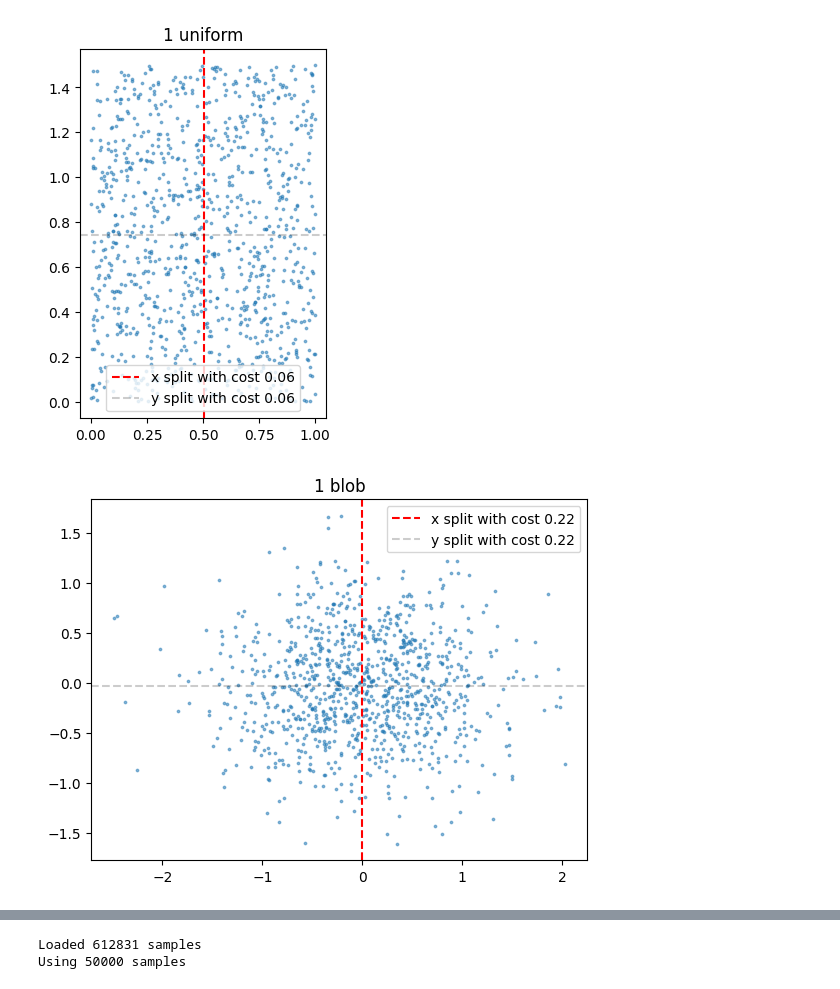
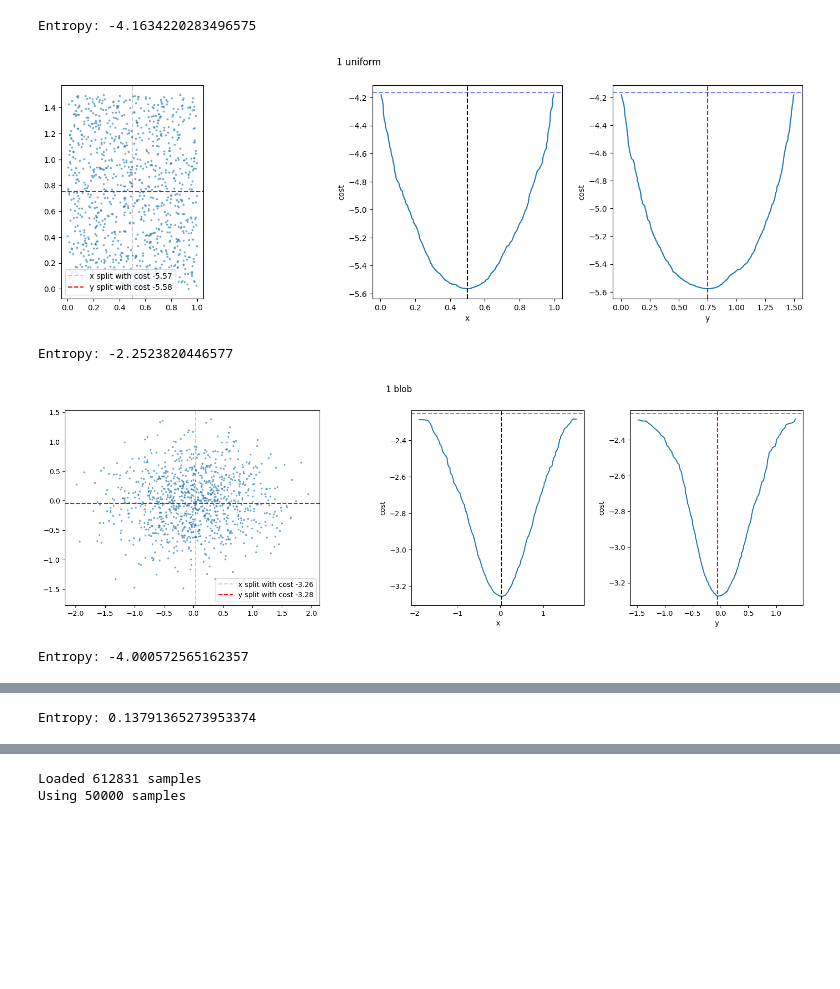
Before and after one commit to JamesZFS/thesis_experiments, a Jupyter notebook: vs.ipynb, the cells around one changed output, grey strips where cells are left out. Cells and saved outputs as stored; diff of their text form; code cells hidden in the pictures; blank space fills up the shorter version.

```diff
--- a/vs.ipynb
+++ b/vs.ipynb
@@ -47,13 +61,21 @@ import numpy as np
 import matplotlib.pyplot as plt
 import os
 # %%
-epsilon = 1e-3
+epsilon = 1e-5
 
 def noisy(data, noise_std=0.01):
     return data + np.random.normal(0, noise_std, data.shape)
 
 def sort_by_dim(data, dim):
     return data[np.argsort(data[:,dim])]
+
+def second_min(a):
+    return np.min(np.delete(a, np.argmin(a)))
+
+def clamp_up(matrix, eps):
+    y = np.copy(matrix)
+    np.fill_diagonal(y, np.maximum(np.diagonal(y), eps))
+    return y
 # %%
 # Variance-based
 def child_cost(data):
@@ -279,8 +328,9 @@ def cost_curve_all(data, gamma=1, min_samples_per_side=2):
 # %%
 # 2D experiments
 
+k = 0.2
 num_samples = 1000
-# np.random.seed(42)
+# np.random.seed(43)
 dataset = [
     ('1 uniform', [
         np.random.uniform((0, 0), (1, 1.5), size=(num_samples, 2)),
@@ -292,45 +342,81 @@ dataset = [
         np.random.normal((0, 0), (0.3, 0.3), size=(num_samples * 4 // 10, 2)),
         np.random.normal((1, 0), (0.2, 0.2), size=(num_samples * 6 // 10, 2)),
     ]),
     ('3 blobs', [
         np.random.normal((0, 0), (0.3, 0.3), size=(num_samples * 4 // 10, 2)),
         np.random.normal((5, 1), (0.2, 0.2), size=(num_samples * 1 // 10, 2)),
         np.random.normal((0.5, 1.5), (0.2, 0.2), size=(num_samples * 5 // 10, 2)),
     ]),
+    ('5 blobs', [
+        np.random.normal((10-2, 0), (0.2, 0.2), size=(num_samples // 5, 2)),
+        np.random.normal((10-1, 0), (0.1, 0.1), size=(num_samples // 5, 2)),
+        np.random.normal((10+0, 0), (0.05, 0.05), size=(num_samples // 5, 2)),
+        np.random.normal((10+1, 0), (0.1, 0.1), size=(num_samples // 5, 2)),
+        np.random.normal((10+2, 0), (0.2, 0.2), size=(num_samples // 5, 2)),
+    ]),
     ('L shape', [
         noisy(np.linspace((0, 0), (0, 1), num_samples * 1 // 2)),
         noisy(np.linspace((0, 0), (1, 0), num_samples * 1 // 2)),
     ]),
     ('L shape, unbalanced', [
         noisy(np.linspace((0, 0), (0, 1), num_samples * 1 // 3)),
         noisy(np.linspace((0, 0), (1, 0), num_samples * 2 // 3)),
     ]),
     ('U shape', [
         noisy(np.linspace((0, 0), (0, 1), num_samples * 1 // 3)),
         noisy(np.linspace((0, 0), (1, 0), num_samples * 1 // 3)),
         noisy(np.linspace((1, 0), (1, 1), num_samples * 1 // 3)),
     ])
 ]
 
+kwargs = {
+    'gamma': 1,
+}
+
 for name, groups in dataset:
     X = np.concatenate(groups)
+    entropy = np.log(np.maximum(np.linalg.det(np.cov(X, rowvar=False, ddof=1)), epsilon))
+    print("Entropy:", entropy)
 
-    splits, costs = variance_scan_all(X, gamma=1)  # TODO can adjust gamma and min_samples_per_side
-    best_dim = np.argmin(costs)
+    split_curves, cost_curves = cost_curve_all(X, **kwargs)
+    costs = cost_curves.min(axis=1)
+    splits = np.array([split_curves[i, cost_curves[i].argmin()] for i in range(2)])
+    # splits, costs = variance_scan_all(X, **kwargs)
+    min_cost = min(costs)
+    second_min_cost = second_min(costs)
+    if min_cost < k * second_min_cost:
+        best_dim = np.argmin(costs)  # use the argmin if the best cost is significantly lower than the second best
+    else:
+        best_dim = np.argmax(np.var(X, axis=0, ddof=1))  # use the dimension with the highest variance otherwise
 
-    plt.figure()
+    fig, (axSamples, axCurveX, axCurveY) = plt.subplots(1, 3, figsize=(20, 5), width_ratios=[2, 1, 1])
     for group in groups:
-        plt.scatter(group[:, 0], group[:, 1], alpha=0.5, s=3)
-    if best_dim == 0:
-        plt.axvline(splits[0], color='r', linestyle='--', label=f'x split with cost {costs[0]:.2f}')
-        plt.axhline(splits[1], color='k', linestyle='--', label=f'y split with cost {costs[1]:.2f}', alpha=0.2)
-    else:
-        plt.axvline(splits[0], color='k', linestyle='--', label=f'x split with cost {costs[0]:.2f}', alpha=0.2)
-        plt.axhline(splits[1], color='r', linestyle='--', label=f'y split with cost {costs[1]:.2f}')
-    plt.gca().set_aspect(1)
-    plt.legend()
-    plt.title(name)
+        axSamples.scatter(group[:, 0], group[:, 1], alpha=0.5, s=3)
+    dim_colors = ['k', 'k']
+    dim_colors[best_dim] = 'r'
+    axSamples.axvline(splits[0], color=dim_colors[0], linestyle='--', label=f'x split with cost {costs[0]:.2f}', alpha=1 if best_dim == 0 else 0.2)
+    axSamples.axhline(splits[1], color=dim_colors[1], linestyle='--', label=f'y split with cost {costs[1]:.2f}', alpha=1 if best_dim == 1 else 0.2)
+    axSamples.set_aspect(1)
+    axSamples.legend()
+
+    axCurveX.plot(split_curves[0], cost_curves[0], label='x')
+    axCurveX.axvline(splits[0], color=dim_colors[0], linestyle='--')
+    axCurveX.axhline(entropy, color='blue', linestyle='--', alpha=0.5)
+    axCurveX.set_xlabel('x')
+    axCurveX.set_ylabel('cost')
+    axCurveX.set_aspect('auto')
+    axCurveY.plot(split_curves[1], cost_curves[1], label='y')
+    axCurveY.axvline(splits[1], color=dim_colors[1], linestyle='--')
+    axCurveY.axhline(entropy, color='blue', linestyle='--', alpha=0.5)
+    axCurveY.set_xlabel('y')
+    axCurveY.set_ylabel('cost')
+    axCurveY.set_aspect('auto')
+
+    fig.suptitle(name)
     plt.show()
 # %% [output]
+Entropy: -4.1634220283496575
-[figure, old version]
+[figure, new version]
+Entropy: -2.2523820446577
-[figure, old version]
+[figure, new version]
+Entropy: -4.000572565162357
@@ -337,0 +424 @@ for name, groups in dataset:
+Entropy: 0.13791365273953374
```
Also changed, not shown: parts of 8 cells of this notebook.
